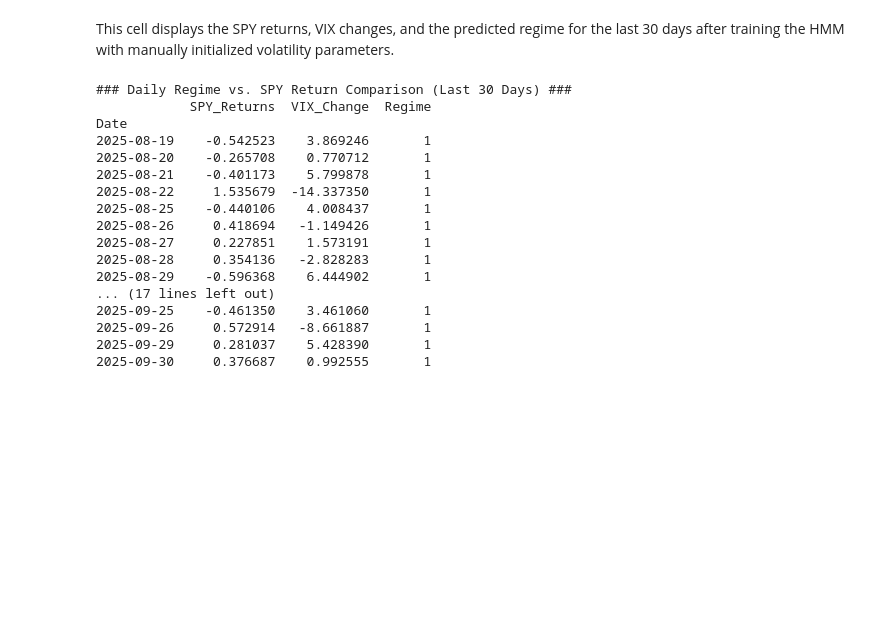
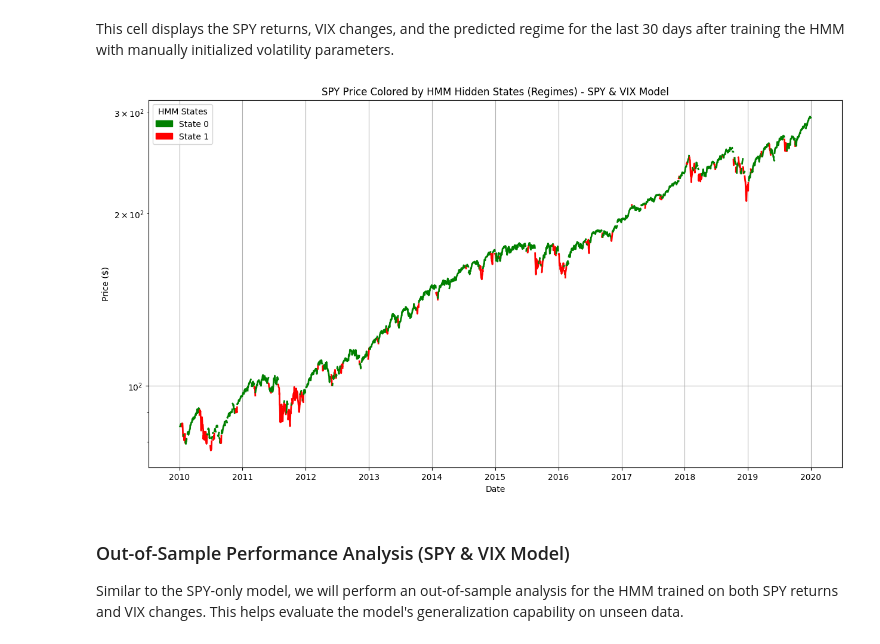
Before and after one commit to jhenningsen/Equity_Analysis, a Jupyter notebook: HMM/SPY_HMM_Analysis.ipynb, the cells around one changed output. Saved outputs shown, nothing was run; the diff lists cells and outputs as text; code cells hidden in the pictures; blank space fills up the shorter version.

```diff
--- a/HMM/SPY_HMM_Analysis.ipynb
+++ b/HMM/SPY_HMM_Analysis.ipynb
@@ -537,34 +611,40 @@ hidden_states = model.predict(X_scaled)
 data['Regime'] = hidden_states
 # %% [markdown]
 This cell displays the SPY returns, VIX changes, and the predicted regime for the last 30 days after training the HMM with manually initialized volatility parameters.
-# %%
-# Display daily SPY/VIX and regime after manual init
-### Assuming your 'data' DataFrame looks like this after training:
-# data['SPY_Returns'] = data['SPY'].pct_change() * 100
-# data['Regime'] = model.predict(X)
-
-print("### Daily Regime vs. SPY Return Comparison (Last 30 Days) ###")
-# We select the Date (Index), SPY_Returns, and the predicted Regime
-daily_comparison = data[['SPY_Returns', 'VIX_Change', 'Regime']].tail(30)
-print(daily_comparison)
-
-# Optional: To save this to a file for external analysis
-# daily_comparison.to_csv('daily_hmm_regime_vs_spy_return.csv')
-# %% [output]
-### Daily Regime vs. SPY Return Comparison (Last 30 Days) ###
-            SPY_Returns  VIX_Change  Regime
-Date
-2025-08-19    -0.542523    3.869246       1
-2025-08-20    -0.265708    0.770712       1
-2025-08-21    -0.401173    5.799878       1
-2025-08-22     1.535679  -14.337350       1
-2025-08-25    -0.440106    4.008437       1
-2025-08-26     0.418694   -1.149426       1
-2025-08-27     0.227851    1.573191       1
-2025-08-28     0.354136   -2.828283       1
-2025-08-29    -0.596368    6.444902       1
-... (17 lines left out)
-2025-09-25    -0.461350    3.461060       1
-2025-09-26     0.572914   -8.661887       1
-2025-09-29     0.281037    5.428390       1
-2025-09-30     0.376687    0.992555       1
+# %%
+# SPY and VIX Feature Visualization
+# ==========================================
+
+plt.figure(figsize=(15, 8))
+
+# Dynamically generate colors or provide enough for N_COMPONENTS
+colors = ['green', 'red', 'blue', 'purple', 'orange', 'brown', 'pink', 'gray'] # Extended colors list
+colors_map = {i: colors[i] for i in range(N_COMPONENTS)}
+
+# Identify segments where the state is constant
+# This creates a series that increments each time the state changes
+state_segments = data['Regime'].diff().ne(0).cumsum()
+
+# Plot each segment with its corresponding state color
+for segment_id, segment_df in data.groupby(state_segments):
+    state = segment_df['Regime'].iloc[0] # Get the state for this segment
+    color = colors_map[state]
+    plt.plot(segment_df.index, segment_df['SPY'], color=color, linewidth=2) # Plot the segment as a line
+
+plt.title(f"{TICKERS[0]} Price Colored by HMM Hidden States (Regimes) - SPY & VIX Model")
+plt.xlabel("Date")
+plt.ylabel("Price ($)")
+
+# Create a custom legend as plotting in a loop creates multiple labels
+legend_handles = [mpatches.Patch(color=colors_map[s], label=f'State {s}') for s in sorted(colors_map.keys())]
+plt.legend(handles=legend_handles, title="HMM States")
+
+plt.grid(True)
+plt.yscale('log') # Useful for viewing multi-year index growth
+plt.show()
+# %% [output]
+[figure, added]
+# %% [markdown]
+### Out-of-Sample Performance Analysis (SPY & VIX Model)
+
+Similar to the SPY-only model, we will perform an out-of-sample analysis for the HMM trained on both SPY returns and VIX changes. This helps evaluate the model's generalization capability on unseen data.
```
Also changed, not shown: parts of 29 cells of this notebook.
